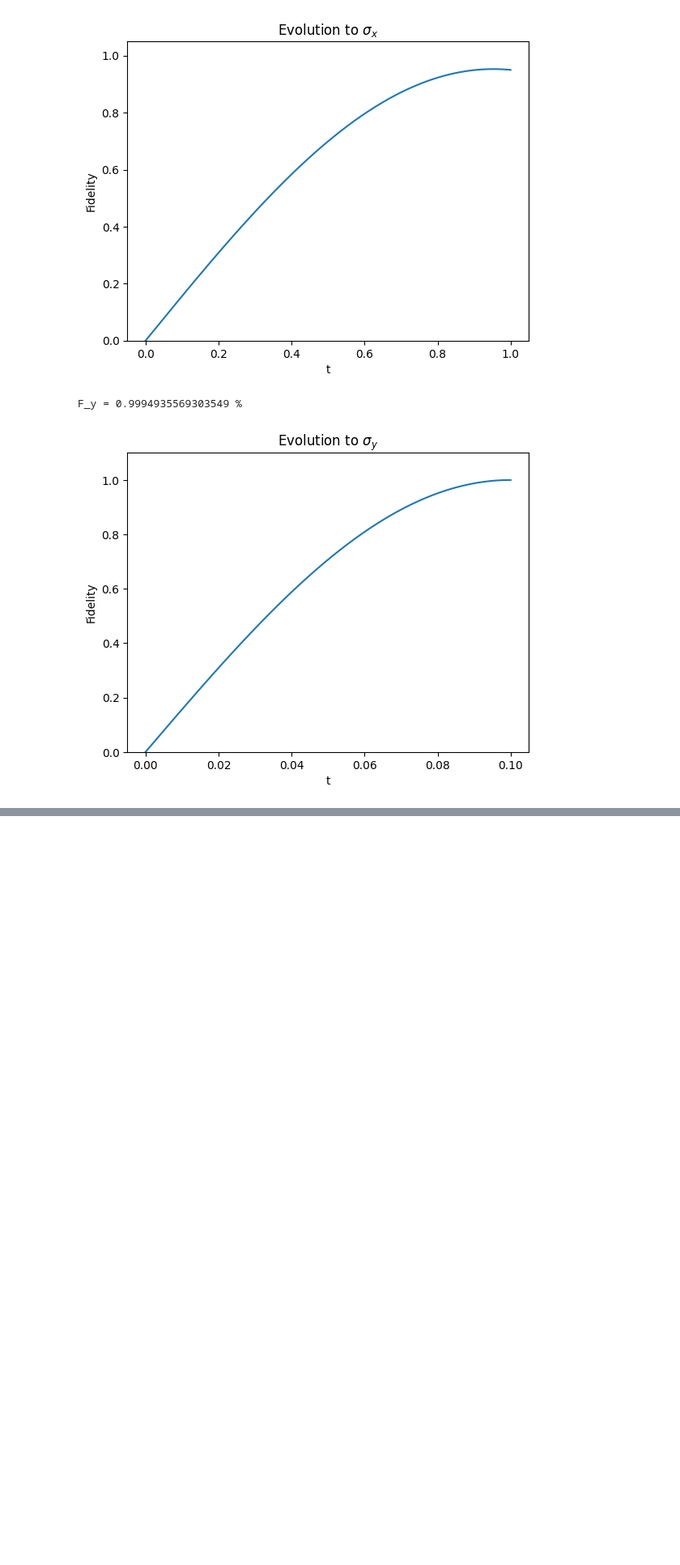
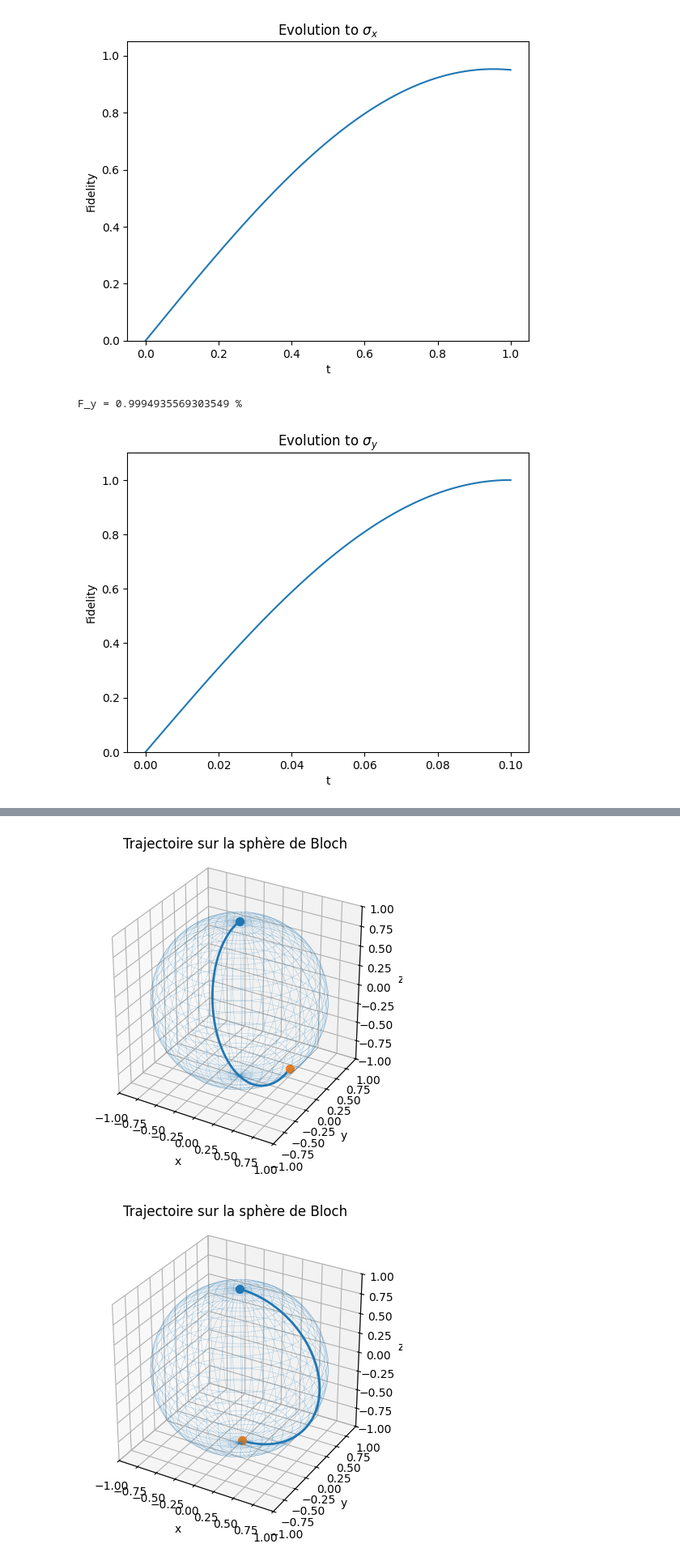
Before and after one commit to giovannihnk/QuantumProject, a Jupyter notebook: gates.ipynb, the cells around one changed output, grey strips where cells are left out. Shown at 81% size. Cells and saved outputs as stored; diff of their text form; code cells hidden in the pictures; blank space fills up the shorter version.

```diff
--- a/gates.ipynb
+++ b/gates.ipynb
@@ -133,0 +181,57 @@ F_y = 0.9994935569303549 %
+# %%
+from mpl_toolkits.mplot3d import Axes3D
+
+def bloch_vector(psi):
+    rho = np.outer(psi, psi.conj())
+    x = np.real(np.trace(rho @ sigma_x))
+    y = np.real(np.trace(rho @ sigma_y))
+    z = np.real(np.trace(rho @ sigma_z))
+    return x, y, z
+
+def plot_bloch_trajectory(Us, psi0):
+    xs, ys, zs = [], [], []
+    for U in Us:
+        psi = U @ psi0
+        x, y, z = bloch_vector(psi)
+        xs.append(x)
+        ys.append(y)
+        zs.append(z)
+
+    fig = plt.figure()
+    ax = fig.add_subplot(111, projection='3d')
+
+    # Sphère de Bloch (optionnel mais joli)
+    u = np.linspace(0, 2*np.pi, 50)
+    v = np.linspace(0, np.pi, 25)
+    XX = np.outer(np.cos(u), np.sin(v))
+    YY = np.outer(np.sin(u), np.sin(v))
+    ZZ = np.outer(np.ones_like(u), np.cos(v))
+    ax.plot_wireframe(XX, YY, ZZ, linewidth=0.3, alpha=0.4)
+
+    # Trajectoire
+    ax.plot(xs, ys, zs, linewidth=2)
+    ax.scatter(xs[0], ys[0], zs[0], s=50)      # point initial
+    ax.scatter(xs[-1], ys[-1], zs[-1], s=50)   # point final
+
+    ax.set_xlabel('x')
+    ax.set_ylabel('y')
+    ax.set_zlabel('z')
+    ax.set_title('Trajectoire sur la sphère de Bloch')
+
+    # Même échelle sur les trois axes
+    ax.set_box_aspect([1, 1, 1])
+    ax.set_xlim([-1, 1])
+    ax.set_ylim([-1, 1])
+    ax.set_zlim([-1, 1])
+
+    plt.show()
+
+psi0 = np.array([1, 0], dtype=complex)
+
+plot_bloch_trajectory(Usx, psi0)
+plot_bloch_trajectory(Usy, psi0)
+plot_bloch_trajectory(Usz, psi0)
+plot_bloch_trajectory(Ush, psi0)
+# %% [output]
+[figure, added]
+[figure, added]
```
Also changed, not shown: parts of 6 cells of this notebook.
